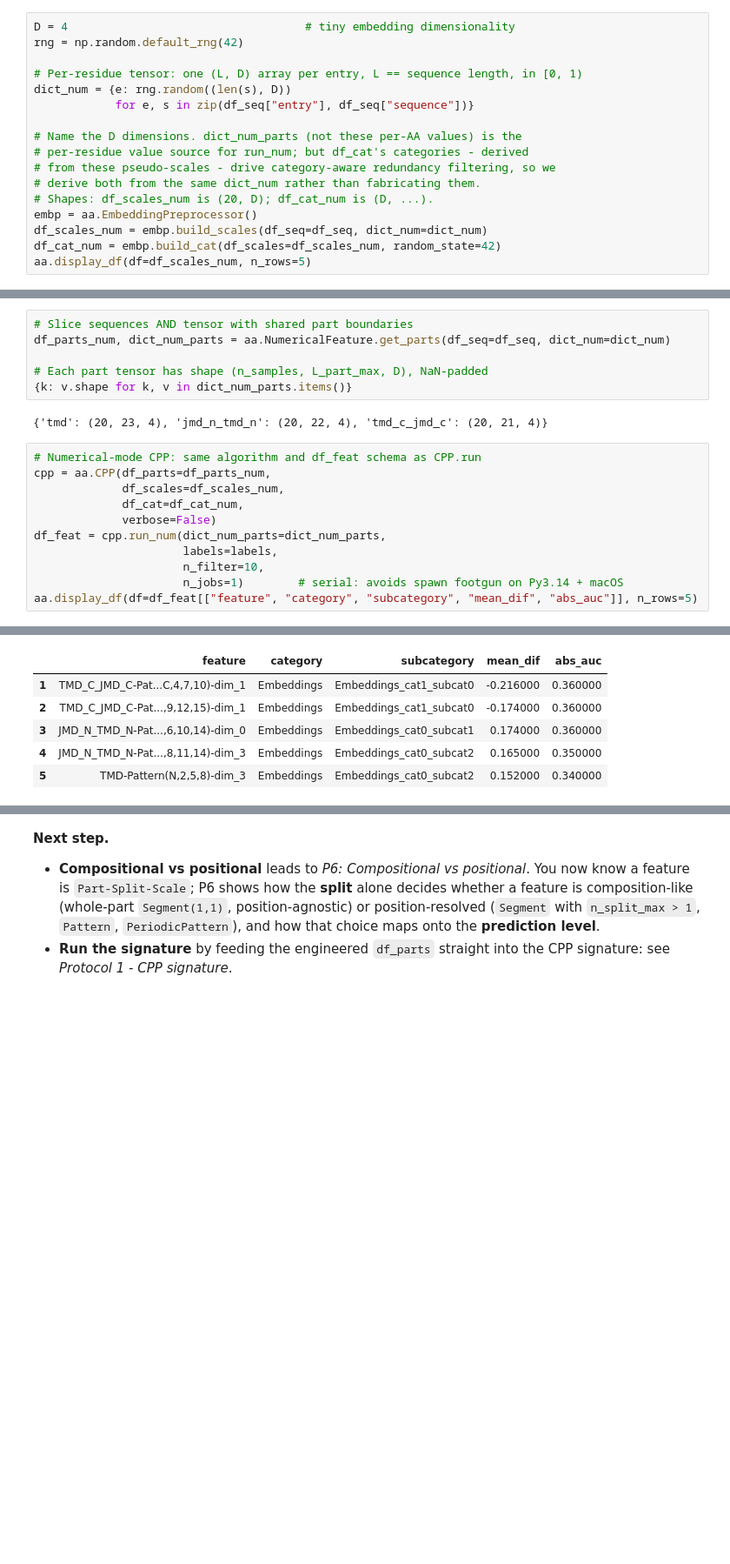
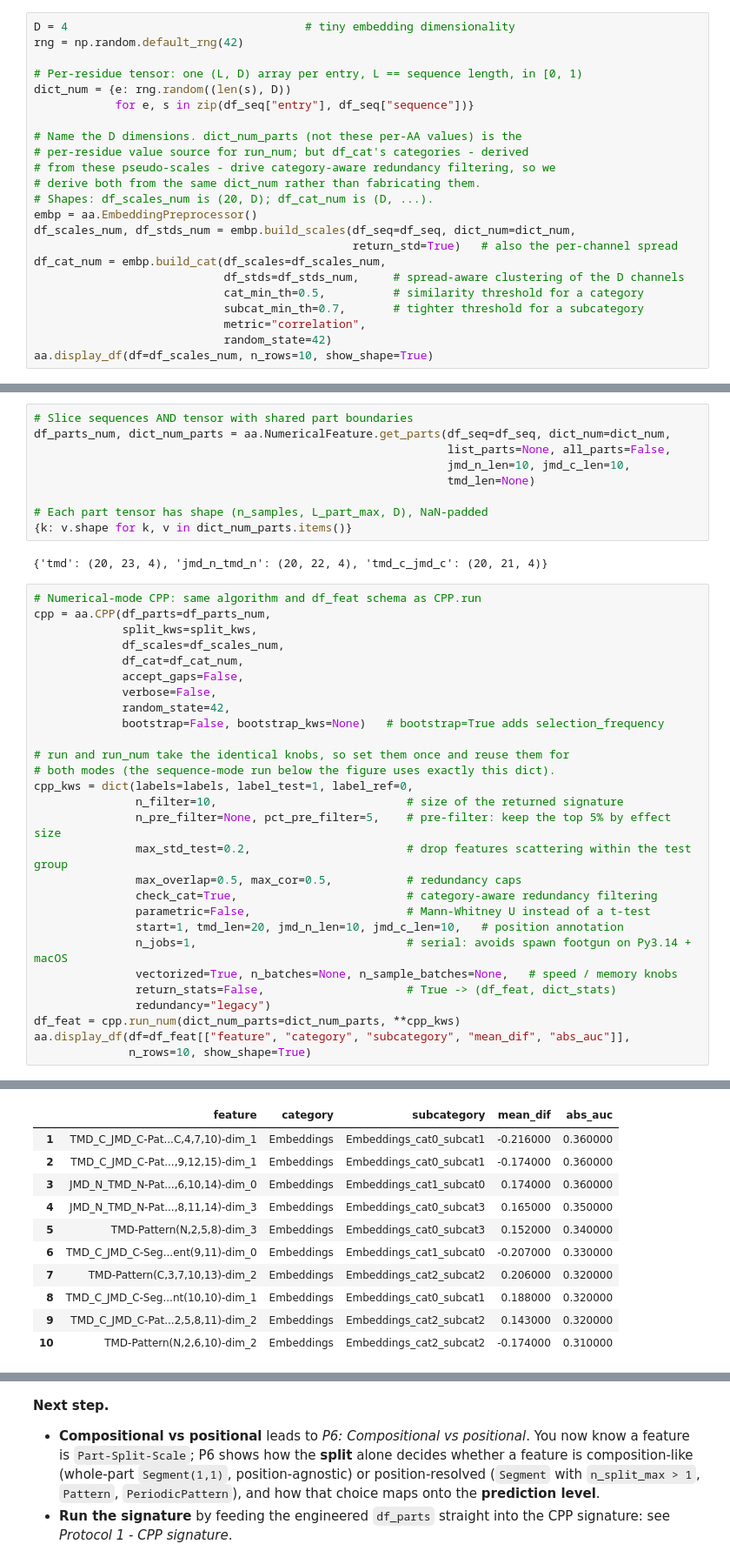
Before and after one commit to breimanntools/aaanalysis, a Jupyter notebook: protocols/protocol5_engineer_features.ipynb, the cells around one changed output, grey strips where cells are left out. Shown at 87% size. Saved outputs shown, nothing was run; the diff lists cells and outputs as text; blank space fills up the shorter version.

```diff
--- a/protocols/protocol5_engineer_features.ipynb
+++ b/protocols/protocol5_engineer_features.ipynb
@@ -110,7 +137,13 @@ dict_num = {e: rng.random((len(s), D))
 # derive both from the same dict_num rather than fabricating them.
 # Shapes: df_scales_num is (20, D); df_cat_num is (D, ...).
 embp = aa.EmbeddingPreprocessor()
-df_scales_num = embp.build_scales(df_seq=df_seq, dict_num=dict_num)
-df_cat_num = embp.build_cat(df_scales=df_scales_num, random_state=42)
-aa.display_df(df=df_scales_num, n_rows=5)
+df_scales_num, df_stds_num = embp.build_scales(df_seq=df_seq, dict_num=dict_num,
+                                               return_std=True)   # also the per-channel spread
+df_cat_num = embp.build_cat(df_scales=df_scales_num,
+                            df_stds=df_stds_num,     # spread-aware clustering of the D channels
+                            cat_min_th=0.5,          # similarity threshold for a category
+                            subcat_min_th=0.7,       # tighter threshold for a subcategory
+                            metric="correlation",
+                            random_state=42)
+aa.display_df(df=df_scales_num, n_rows=10, show_shape=True)
 # %% [output]
@@ -123,6 +162,9 @@ aa.display_df(df=df_scales_num, n_rows=5)
 # %%
 # Slice sequences AND tensor with shared part boundaries
-df_parts_num, dict_num_parts = aa.NumericalFeature.get_parts(df_seq=df_seq, dict_num=dict_num)
+df_parts_num, dict_num_parts = aa.NumericalFeature.get_parts(df_seq=df_seq, dict_num=dict_num,
+                                                             list_parts=None, all_parts=False,
+                                                             jmd_n_len=10, jmd_c_len=10,
+                                                             tmd_len=None)
 
 # Each part tensor has shape (n_samples, L_part_max, D), NaN-padded
 {k: v.shape for k, v in dict_num_parts.items()}
@@ -131,12 +173,29 @@ df_parts_num, dict_num_parts = aa.NumericalFeature.get_parts(df_seq=df_seq, dict
 # %%
 # Numerical-mode CPP: same algorithm and df_feat schema as CPP.run
 cpp = aa.CPP(df_parts=df_parts_num,
+             split_kws=split_kws,
              df_scales=df_scales_num,
              df_cat=df_cat_num,
-             verbose=False)
-df_feat = cpp.run_num(dict_num_parts=dict_num_parts,
-                      labels=labels,
-                      n_filter=10,
-                      n_jobs=1)        # serial: avoids spawn footgun on Py3.14 + macOS
-aa.display_df(df=df_feat[["feature", "category", "subcategory", "mean_dif", "abs_auc"]], n_rows=5)
+             accept_gaps=False,
+             verbose=False,
+             random_state=42,
+             bootstrap=False, bootstrap_kws=None)   # bootstrap=True adds selection_frequency
+
+# run and run_num take the identical knobs, so set them once and reuse them for
+# both modes (the sequence-mode run below the figure uses exactly this dict).
+cpp_kws = dict(labels=labels, label_test=1, label_ref=0,
+               n_filter=10,                            # size of the returned signature
+               n_pre_filter=None, pct_pre_filter=5,    # pre-filter: keep the top 5% by effect size
+               max_std_test=0.2,                       # drop features scattering within the test group
+               max_overlap=0.5, max_cor=0.5,           # redundancy caps
+               check_cat=True,                         # category-aware redundancy filtering
+               parametric=False,                       # Mann-Whitney U instead of a t-test
+               start=1, tmd_len=20, jmd_n_len=10, jmd_c_len=10,   # position annotation
+               n_jobs=1,                               # serial: avoids spawn footgun on Py3.14 + macOS
+               vectorized=True, n_batches=None, n_sample_batches=None,   # speed / memory knobs
+               return_stats=False,                     # True -> (df_feat, dict_stats)
+               redundancy="legacy")
+df_feat = cpp.run_num(dict_num_parts=dict_num_parts, **cpp_kws)
+aa.display_df(df=df_feat[["feature", "category", "subcategory", "mean_dif", "abs_auc"]],
+              n_rows=10, show_shape=True)
 # %% [output]
@@ -143,9 +203,14 @@ aa.display_df(df=df_feat[["feature", "category", "subcategory", "mean_dif", "abs
 |  | feature | category | subcategory | mean_dif | abs_auc |
-| 1 | TMD_C_JMD_C-Pat...C,4,7,10)-dim_1 | Embeddings | Embeddings_cat1_subcat0 | -0.216000 | 0.360000 |
-| 2 | TMD_C_JMD_C-Pat...,9,12,15)-dim_1 | Embeddings | Embeddings_cat1_subcat0 | -0.174000 | 0.360000 |
-| 3 | JMD_N_TMD_N-Pat...,6,10,14)-dim_0 | Embeddings | Embeddings_cat0_subcat1 | 0.174000 | 0.360000 |
-| 4 | JMD_N_TMD_N-Pat...,8,11,14)-dim_3 | Embeddings | Embeddings_cat0_subcat2 | 0.165000 | 0.350000 |
-| 5 | TMD-Pattern(N,2,5,8)-dim_3 | Embeddings | Embeddings_cat0_subcat2 | 0.152000 | 0.340000 |
+| 1 | TMD_C_JMD_C-Pat...C,4,7,10)-dim_1 | Embeddings | Embeddings_cat0_subcat1 | -0.216000 | 0.360000 |
+| 2 | TMD_C_JMD_C-Pat...,9,12,15)-dim_1 | Embeddings | Embeddings_cat0_subcat1 | -0.174000 | 0.360000 |
+| 3 | JMD_N_TMD_N-Pat...,6,10,14)-dim_0 | Embeddings | Embeddings_cat1_subcat0 | 0.174000 | 0.360000 |
+| 4 | JMD_N_TMD_N-Pat...,8,11,14)-dim_3 | Embeddings | Embeddings_cat0_subcat3 | 0.165000 | 0.350000 |
+| 5 | TMD-Pattern(N,2,5,8)-dim_3 | Embeddings | Embeddings_cat0_subcat3 | 0.152000 | 0.340000 |
+| 6 | TMD_C_JMD_C-Seg...ent(9,11)-dim_0 | Embeddings | Embeddings_cat1_subcat0 | -0.207000 | 0.330000 |
+| 7 | TMD-Pattern(C,3,7,10,13)-dim_2 | Embeddings | Embeddings_cat2_subcat2 | 0.206000 | 0.320000 |
+| 8 | TMD_C_JMD_C-Seg...nt(10,10)-dim_1 | Embeddings | Embeddings_cat0_subcat1 | 0.188000 | 0.320000 |
+| 9 | TMD_C_JMD_C-Pat...2,5,8,11)-dim_2 | Embeddings | Embeddings_cat2_subcat2 | 0.143000 | 0.320000 |
+| 10 | TMD-Pattern(N,2,6,10)-dim_2 | Embeddings | Embeddings_cat2_subcat2 | -0.174000 | 0.310000 |
 # %%
 # Multiple per-residue sources combine along the D axis before get_parts.
 # Here a second synthetic channel stands in for a structural tensor.
```
Also changed, not shown: parts of 14 cells of this notebook.
